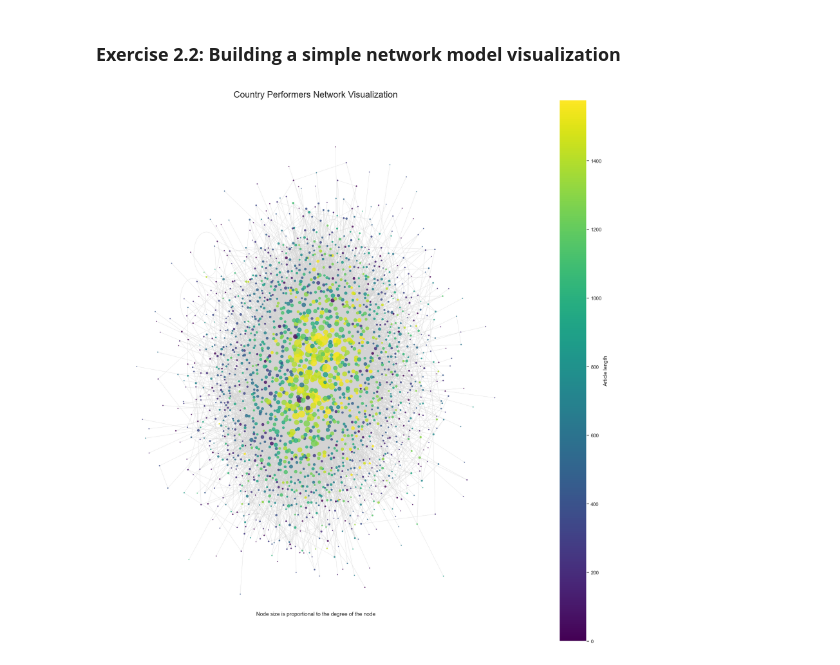
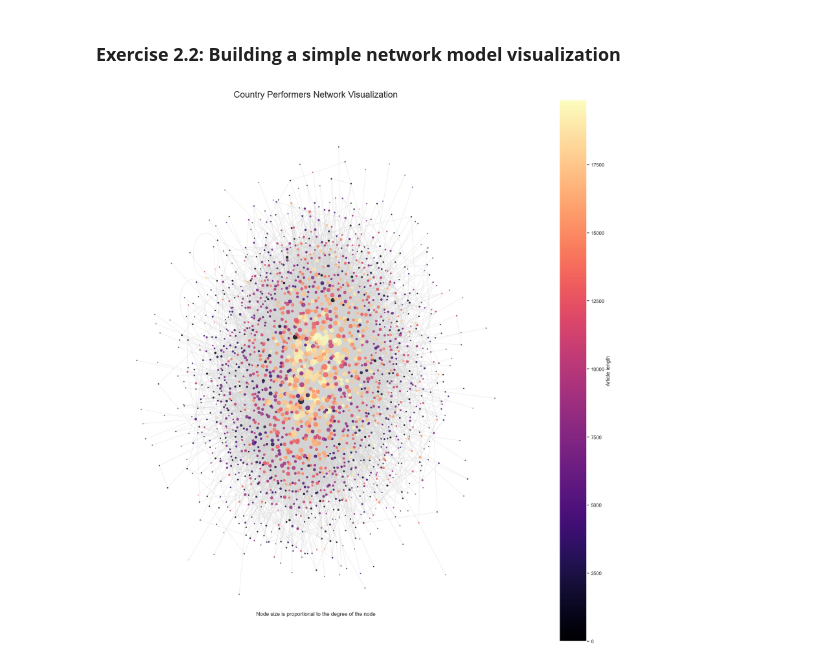
Before and after one commit to annaekner/social-graphs, a Jupyter notebook: Assignment 1/Assignment1.ipynb, the cells around one changed output. Cells and saved outputs as stored; diff of their text form; code cells hidden in the pictures.

```diff
--- a/Assignment 1/Assignment1.ipynb
+++ b/Assignment 1/Assignment1.ipynb
@@ -666,8 +713,6 @@ Elvis_Presley: 33699 words
 # %% [markdown]
 ### **Exercise 2.2: Building a simple network model visualization**
 # %%
-# undir_G = subgraph.to_undirected()
-country_performer_undir_graph = country_performer_graph.to_undirected()
 def prepare_graph_for_visualization(G):
     '''
     Function that prepares a graph for visualization by assigning colors based on node attributes
@@ -691,32 +736,32 @@ def prepare_graph_for_visualization(G):
     mapping = dict(zip(sorted(groups), count()))
     nodes = G.nodes()
     colors = [mapping[G.nodes[n]['article_length']] for n in nodes]
-
+    min_article_length = min(nx.get_node_attributes(G, 'article_length').values())
+    max_article_length = max(nx.get_node_attributes(G, 'article_length').values())
     degrees = dict(G.degree())
-    return degrees, colors
-
-
-
-degrees, colors = prepare_graph_for_visualization(country_performer_undir_graph)
-
-plt.figure(figsize=(17, 17))
-nx.draw_kamada_kawai(
-    country_performer_undir_graph,
-    node_size=[v * 2 for v in degrees.values()],
-    node_color=colors,
-    cmap=plt.cm.viridis,
-    edge_color='lightgray',
-    width=0.5,
-    alpha=0.8,
-    with_labels=False
-)
-sm = plt.cm.ScalarMappable(cmap=plt.cm.viridis, norm=plt.Normalize(vmin=min(colors), vmax=max(colors)))
-sm.set_array([])
-cbar = plt.colorbar(sm)
-cbar.set_label('Article length')
-plt.text(0.5, 0.05, 'Node size is proportional to the degree of the node', horizontalalignment='center', verticalalignment='center', transform=plt.gca().transAxes)
-plt.title("Country Performers Network Visualization", fontsize=20)
-plt.axis('off')
-plt.show()
+    return degrees, colors, min_article_length, max_article_length
-# %% [output]
-[figure, removed]
+# %%
+country_performer_undir_graph = country_performer_graph.to_undirected()
+degrees, colors, min_article_length, max_article_length = prepare_graph_for_visualization(country_performer_undir_graph)
+
+plt.figure(figsize=(17, 17))
+nx.draw_kamada_kawai(
+    country_performer_undir_graph,
+    node_size=[v * 2 for v in degrees.values()],
+    node_color=colors,
+    cmap=plt.cm.magma,
+    edge_color='lightgray',
+    width=0.5,
+    alpha=0.8,
+    with_labels=False
+)
+sm = plt.cm.ScalarMappable(cmap=plt.cm.magma, norm=plt.Normalize(vmin=min_article_length, vmax=max_article_length))
+sm.set_array([])
+cbar = plt.colorbar(sm)
+cbar.set_label('Article length')
+plt.text(0.5, 0.05, 'Node size is proportional to the degree of the node', horizontalalignment='center', verticalalignment='center', transform=plt.gca().transAxes)
+plt.title("Country Performers Network Visualization", fontsize=20)
+plt.axis('off')
+plt.show()
+# %% [output]
+[figure, added]
```
Also changed, not shown: parts of 27 cells of this notebook.
